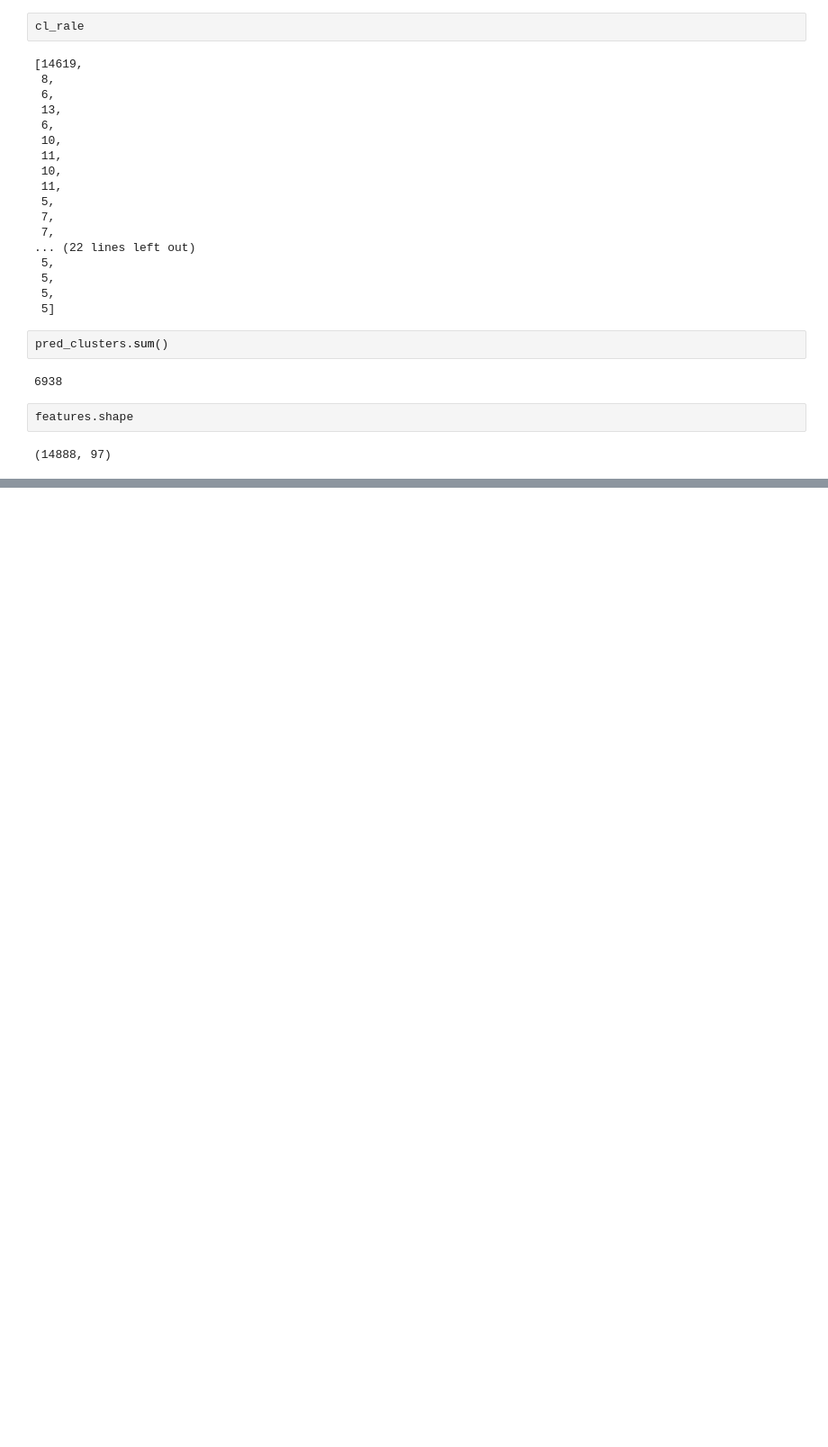
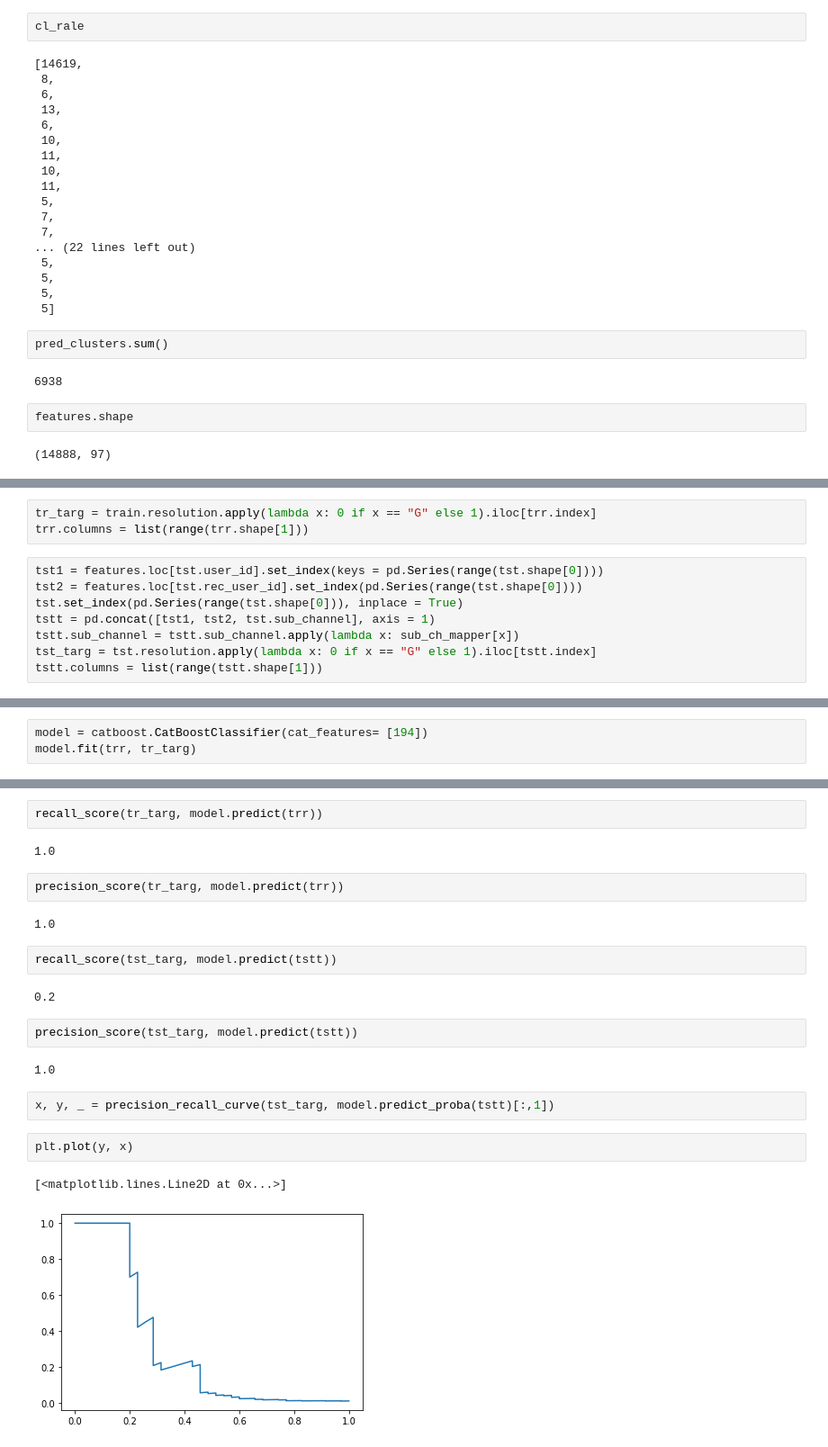
Before and after one commit to valerkabvv/antifraud, a Jupyter notebook: Untitled.ipynb, the cells around one changed output, grey strips where cells are left out. Shown: that part at 90% size. Drawn from its saved outputs; the diff is of its cells as text; blank space fills up the shorter version.

```diff
--- a/Untitled.ipynb
+++ b/Untitled.ipynb
@@ -367,0 +432,11 @@ features.shape
+# %%
+tr_targ = train.resolution.apply(lambda x: 0 if x == "G" else 1).iloc[trr.index]
+trr.columns = list(range(trr.shape[1]))
+# %%
+tst1 = features.loc[tst.user_id].set_index(keys = pd.Series(range(tst.shape[0])))
+tst2 = features.loc[tst.rec_user_id].set_index(pd.Series(range(tst.shape[0])))
+tst.set_index(pd.Series(range(tst.shape[0])), inplace = True)
+tstt = pd.concat([tst1, tst2, tst.sub_channel], axis = 1)
+tstt.sub_channel = tstt.sub_channel.apply(lambda x: sub_ch_mapper[x])
+tst_targ = tst.resolution.apply(lambda x: 0 if x == "G" else 1).iloc[tstt.index]
+tstt.columns = list(range(tstt.shape[1]))
@@ -367,0 +458,3 @@ features.shape
+# %%
+model = catboost.CatBoostClassifier(cat_features= [194])
+model.fit(trr, tr_targ)
@@ -367,0 +480,23 @@ features.shape
+# %%
+recall_score(tr_targ, model.predict(trr))
+# %% [output]
+1.0
+# %%
+precision_score(tr_targ, model.predict(trr))
+# %% [output]
+1.0
+# %%
+recall_score(tst_targ, model.predict(tstt))
+# %% [output]
+0.2
+# %%
+precision_score(tst_targ, model.predict(tstt))
+# %% [output]
+1.0
+# %%
+x, y, _ = precision_recall_curve(tst_targ, model.predict_proba(tstt)[:,1])
+# %%
+plt.plot(y, x)
+# %% [output]
+[<matplotlib.lines.Line2D at 0x...>]
+[figure, added]
```
Also changed, not shown: parts of 21 cells of this notebook.
